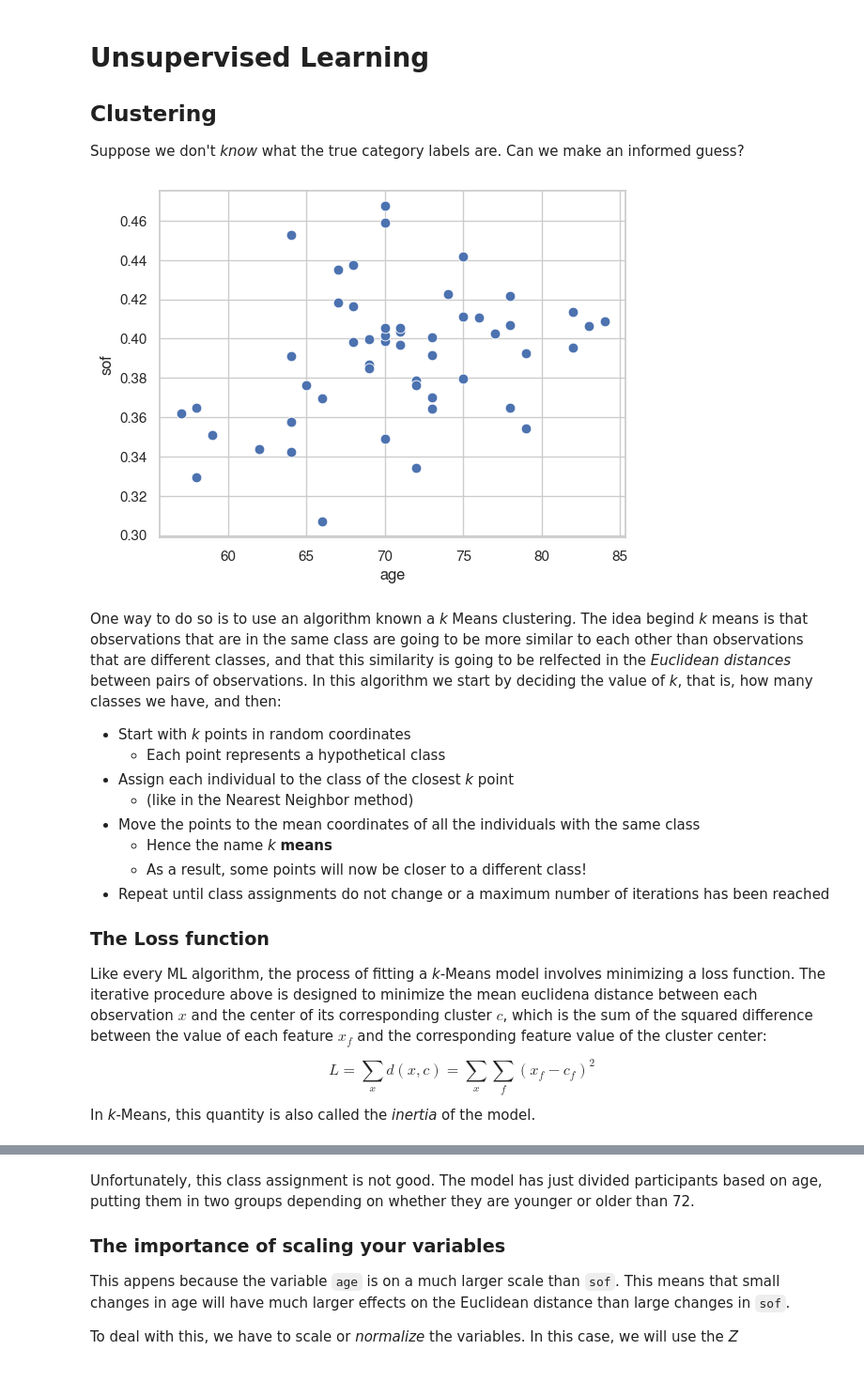
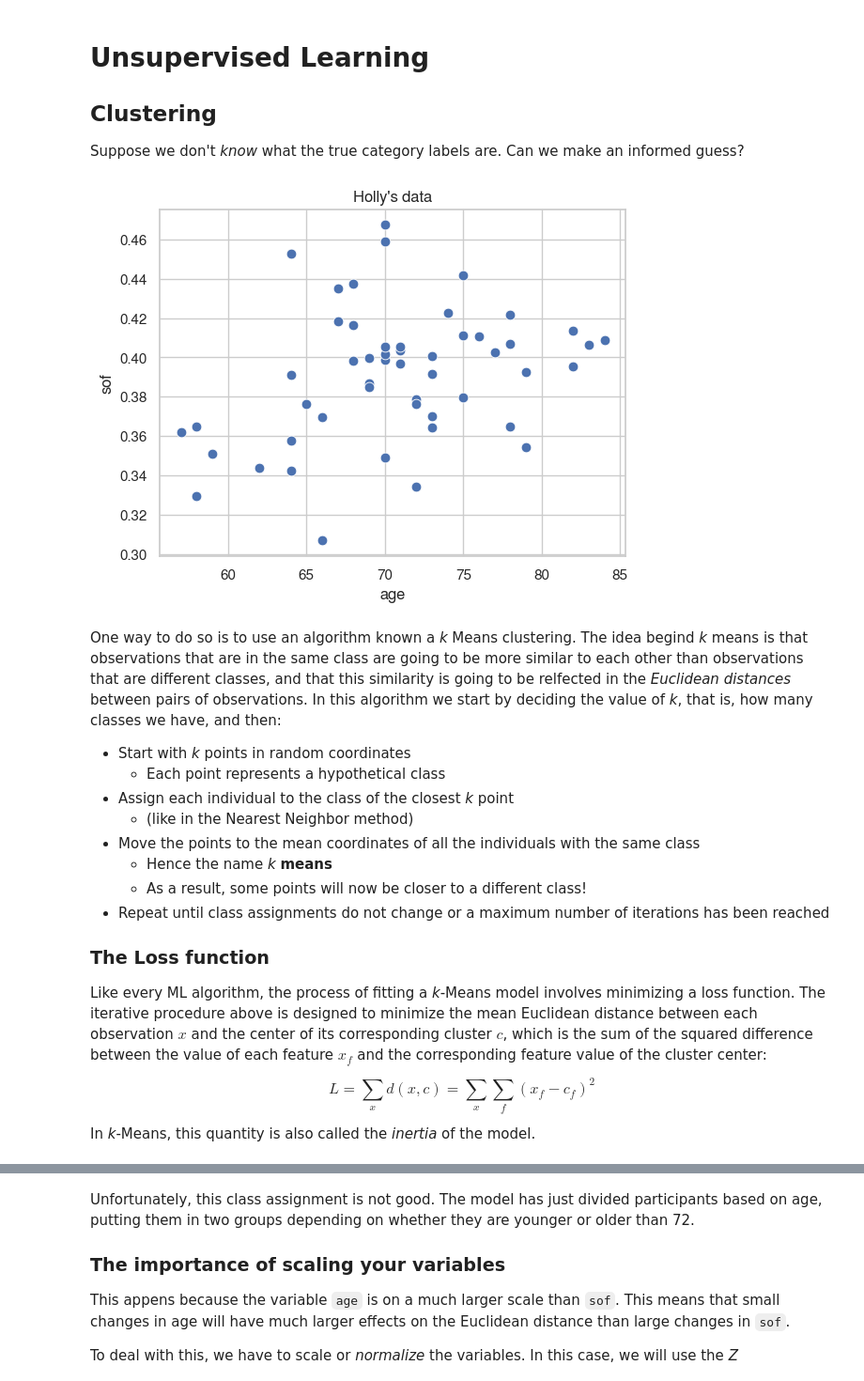
Before and after one commit to UWCCDL/LabTutorials, a Jupyter notebook: IntroToML.ipynb, the cells around one changed output, grey strips where cells are left out. Shown at 94% size. Drawn from its saved outputs; the diff is of its cells as text; code cells hidden in the pictures.

```diff
--- a/IntroToML.ipynb
+++ b/IntroToML.ipynb
@@ -66,10 +68,11 @@ plt.show()
 Suppose we don't _know_ what the true category labels are. Can we make an informed guess?
 # %%
 dataX = data[["age","sof"]]
-sns.scatterplot(dataX, x="age", y="sof", s=60)
+ax = sns.scatterplot(dataX, x="age", y="sof", s=60)
+ax.set_title("Holly's data")
 plt.show()
 # %% [output]
-[figure, old version]
+[figure, new version]
 # %% [markdown]
 One way to do so is to use an algorithm known a _k_ Means clustering. The idea begind _k_ means is that observations that are in the same class are going to be more similar to each other than observations that are different classes, and that this similarity is going to be relfected in the _Euclidean distances_ between pairs of observations. In this algorithm we start by deciding the value of _k_, that is, how many classes we have, and then:
 
@@ -84,7 +87,7 @@ One way to do so is to use an algorithm known a _k_ Means clustering. The idea b
 
 ### The Loss function
 
-Like every ML algorithm, the process of fitting a _k_-Means model involves minimizing a loss function. The iterative procedure above is designed to minimize the mean euclidena distance between each observation $x$ and the center of its corresponding cluster $c$, which is the sum of the squared difference between the value of each feature $x_f$ and the corresponding feature value of the cluster center:
+Like every ML algorithm, the process of fitting a _k_-Means model involves minimizing a loss function. The iterative procedure above is designed to minimize the mean Euclidean distance between each observation $x$ and the center of its corresponding cluster $c$, which is the sum of the squared difference between the value of each feature $x_f$ and the corresponding feature value of the cluster center:
 
 $$L = \sum_x d(x, c) = \sum_x \sum_f (x_f - c_f)^2 $$
 
```
Also changed, not shown: parts of 27 cells of this notebook.
